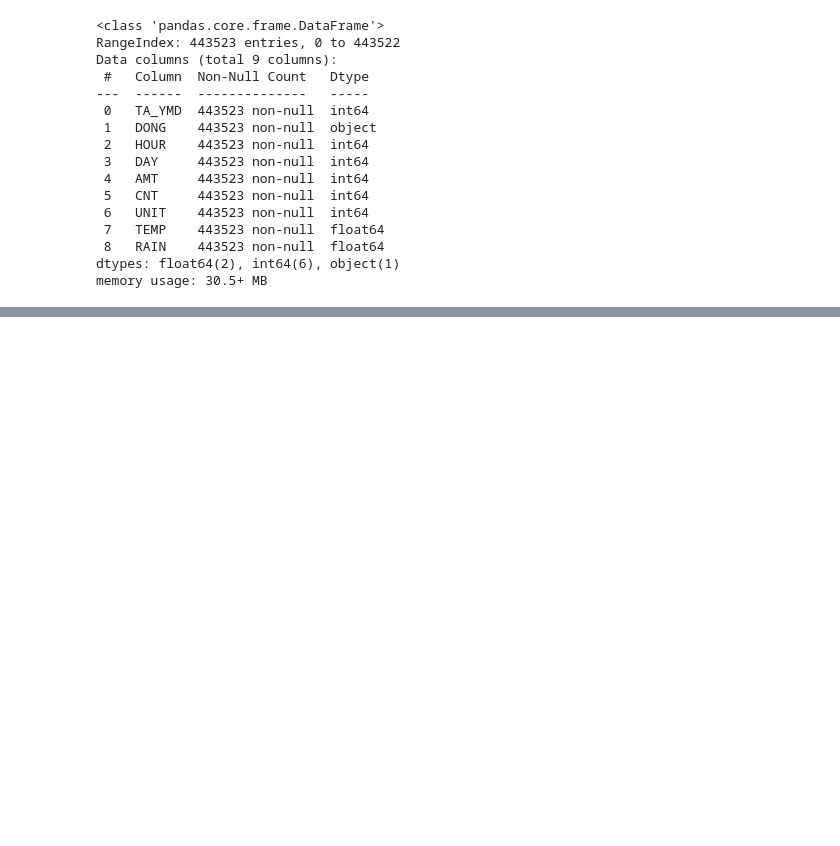
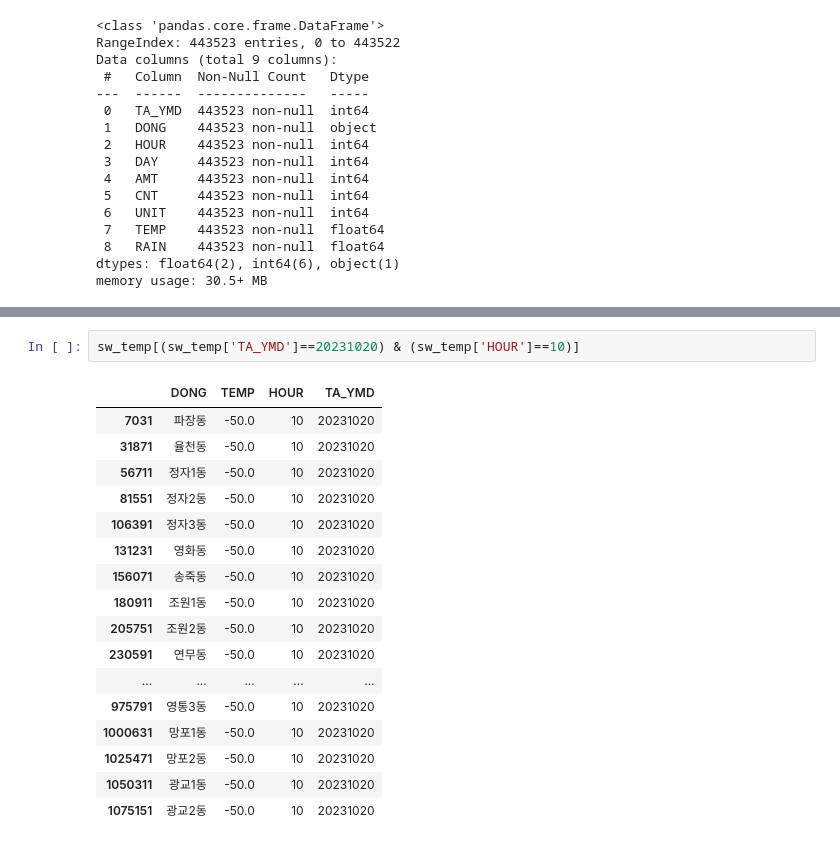
Before and after one commit to Hyo0806/1stProject, a Jupyter notebook: hyo/김효경_전처리.ipynb, the cells around one changed output, grey strips where cells are left out. Saved outputs shown, nothing was run; the diff lists cells and outputs as text; blank space fills up the shorter version.

```diff
--- a/hyo/김효경_전처리.ipynb
+++ b/hyo/김효경_전처리.ipynb
@@ -3168,0 +3187,20 @@ memory usage: 30.5+ MB
+# %%
+sw_temp[(sw_temp['TA_YMD']==20231020) & (sw_temp['HOUR']==10)]
+# %% [output]
+|  | DONG | TEMP | HOUR | TA_YMD |
+| 7031 | 파장동 | -50.0 | 10 | 20231020 |
+| 31871 | 율천동 | -50.0 | 10 | 20231020 |
+| 56711 | 정자1동 | -50.0 | 10 | 20231020 |
+| 81551 | 정자2동 | -50.0 | 10 | 20231020 |
+| 106391 | 정자3동 | -50.0 | 10 | 20231020 |
+| 131231 | 영화동 | -50.0 | 10 | 20231020 |
+| 156071 | 송죽동 | -50.0 | 10 | 20231020 |
+| 180911 | 조원1동 | -50.0 | 10 | 20231020 |
+| 205751 | 조원2동 | -50.0 | 10 | 20231020 |
+| 230591 | 연무동 | -50.0 | 10 | 20231020 |
+| ... | ... | ... | ... | ... |
+| 975791 | 영통3동 | -50.0 | 10 | 20231020 |
+| 1000631 | 망포1동 | -50.0 | 10 | 20231020 |
+| 1025471 | 망포2동 | -50.0 | 10 | 20231020 |
+| 1050311 | 광교1동 | -50.0 | 10 | 20231020 |
+| 1075151 | 광교2동 | -50.0 | 10 | 20231020 |
```
Also changed, not shown: parts of 10 cells of this notebook, 31 other files.
